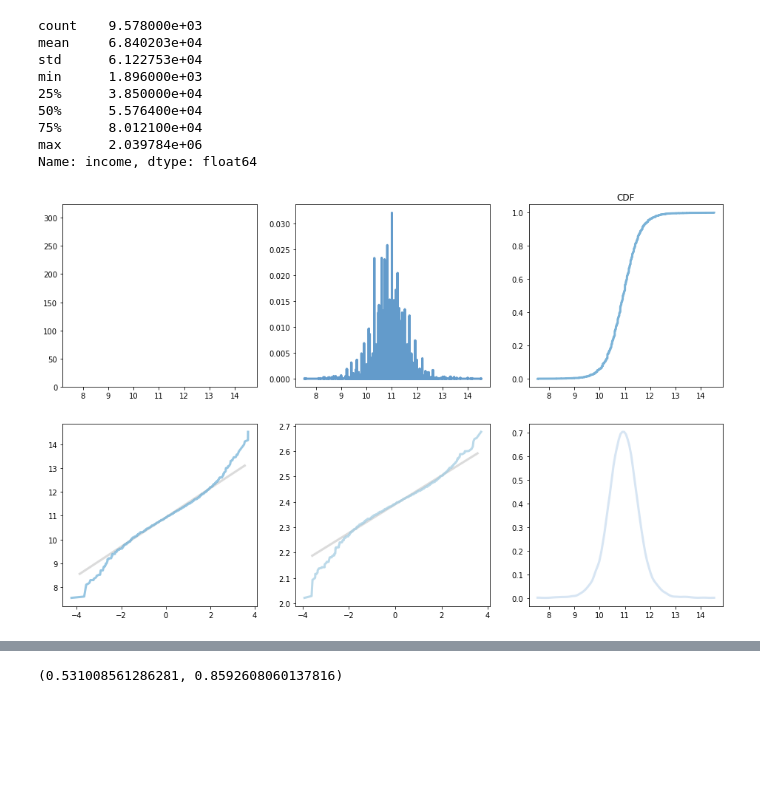
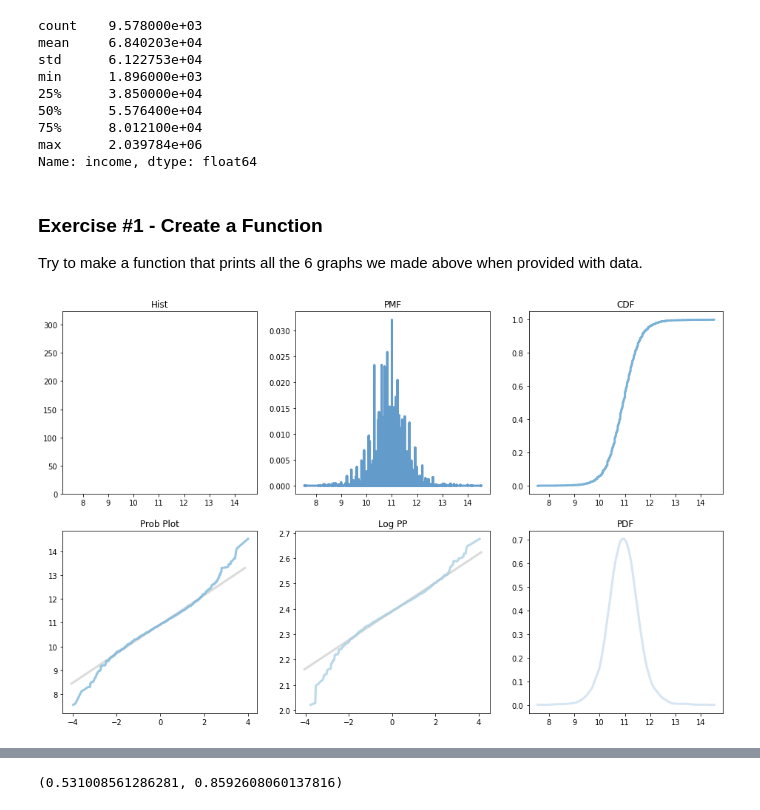
Before and after one commit to zareeiant/Basic_Stats_in_Python_Student_Workbooks, a Jupyter notebook: 010_PDF_sol.ipynb, the cells around one changed output, grey strips where cells are left out. Drawn from its saved outputs; the diff is of its cells as text; code cells hidden in the pictures; blank space fills up the shorter version.

```diff
--- a/010_PDF_sol.ipynb
+++ b/010_PDF_sol.ipynb
@@ -177,4 +220,8 @@ min      1.896000e+03
 75%      8.012100e+04
 max      2.039784e+06
 Name: income, dtype: float64
+# %% [markdown]
+### Exercise #1 - Create a Function
+
+Try to make a function that prints all the 6 graphs we made above when provided with data.
 # %%
@@ -208,22 +252,6 @@ cdf3 = thinkstats2.Cdf(df[col2])
-# %%
-#Create graphs
-thinkplot.clf
-thinkplot.Clf
-thinkplot.PrePlot(6, rows =2, cols=3)
-thinkplot.SubPlot(1)
-thinkplot.Hist(hist3)
-thinkplot.SubPlot(2)
-thinkplot.Pmf(pmf3)
-thinkplot.SubPlot(3, title="CDF")
-thinkplot.Cdf(cdf3)
-thinkplot.SubPlot(4)
-thinkstats2.NormalProbabilityPlot(df[col2])
-thinkplot.SubPlot(5)
-thinkstats2.NormalProbabilityPlot(np.log(df[col2]))
-thinkplot.SubPlot(6)
-pdf2 = thinkstats2.EstimatedPdf(df[col2]) #See more below
-thinkplot.Pdf(pdf2)
-thinkplot.Config()
-# %% [output]
-[figure, removed]
+# %%
+# Draw graphs
+bigGraph(df, "log.annual.inc")
+# %% [output]
+[figure, added]
 # %% [markdown]
```
Also changed, not shown: parts of 27 cells of this notebook, 2 other files.
